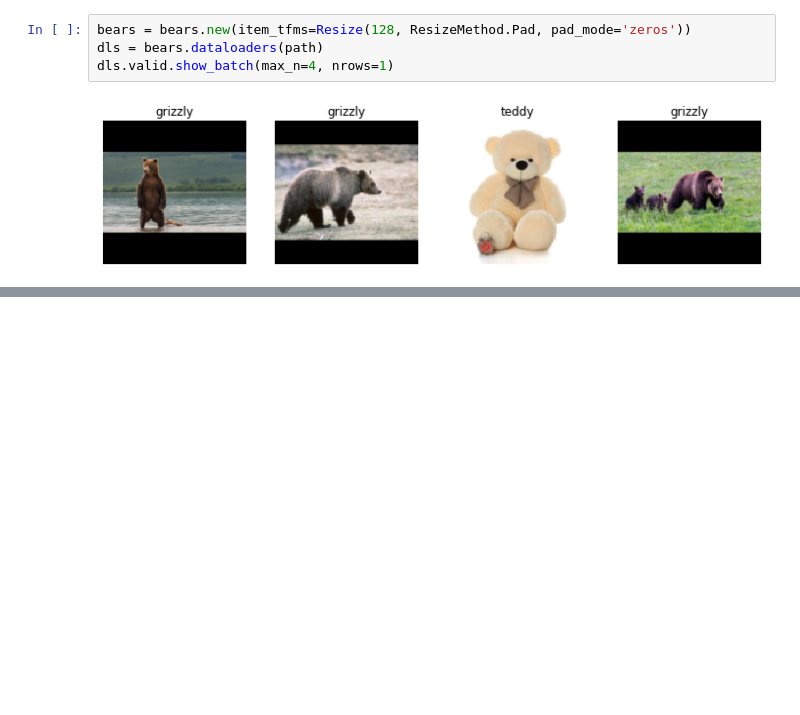
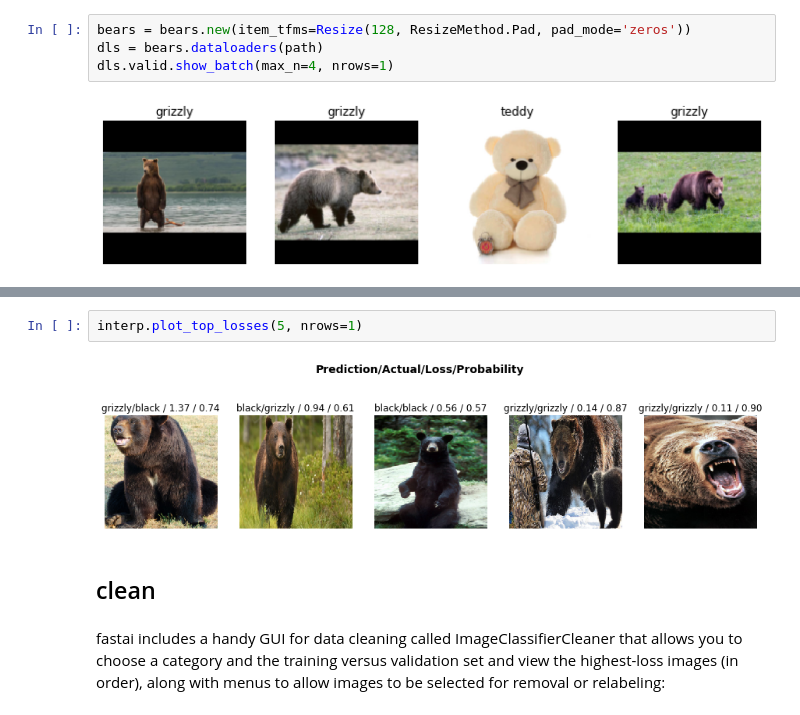
Before and after one commit to SOLEROM/tinyai, a Jupyter notebook: AI01.ipynb, the cells around one changed output, grey strips where cells are left out. Saved outputs shown, nothing was run; the diff lists cells and outputs as text; blank space fills up the shorter version.

```diff
--- a/AI01.ipynb
+++ b/AI01.ipynb
@@ -274,0 +341,8 @@ dls.valid.show_batch(max_n=4, nrows=1)
+# %%
+interp.plot_top_losses(5, nrows=1)
+# %% [output]
+[figure, added]
+# %% [markdown]
+## clean
+# %% [markdown]
+fastai includes a handy GUI for data cleaning called ImageClassifierCleaner that allows you to choose a category and the training versus validation set and view the highest-loss images (in order), along with menus to allow images to be selected for removal or relabeling:
```
Also changed, not shown: parts of 24 cells of this notebook.
